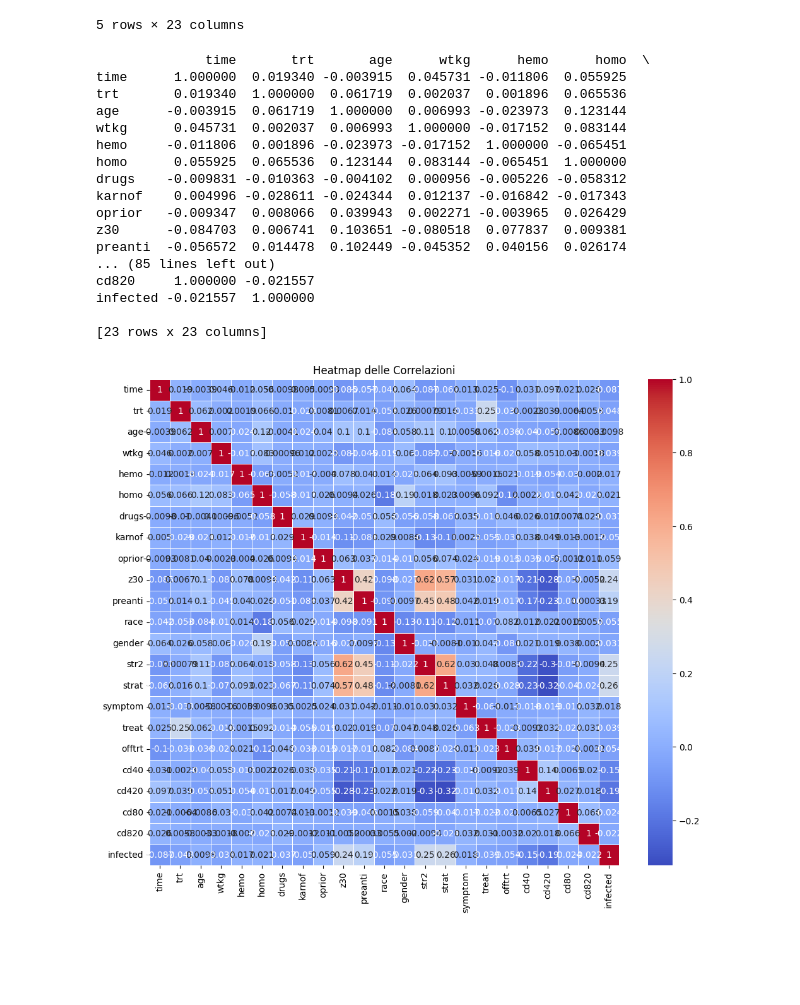
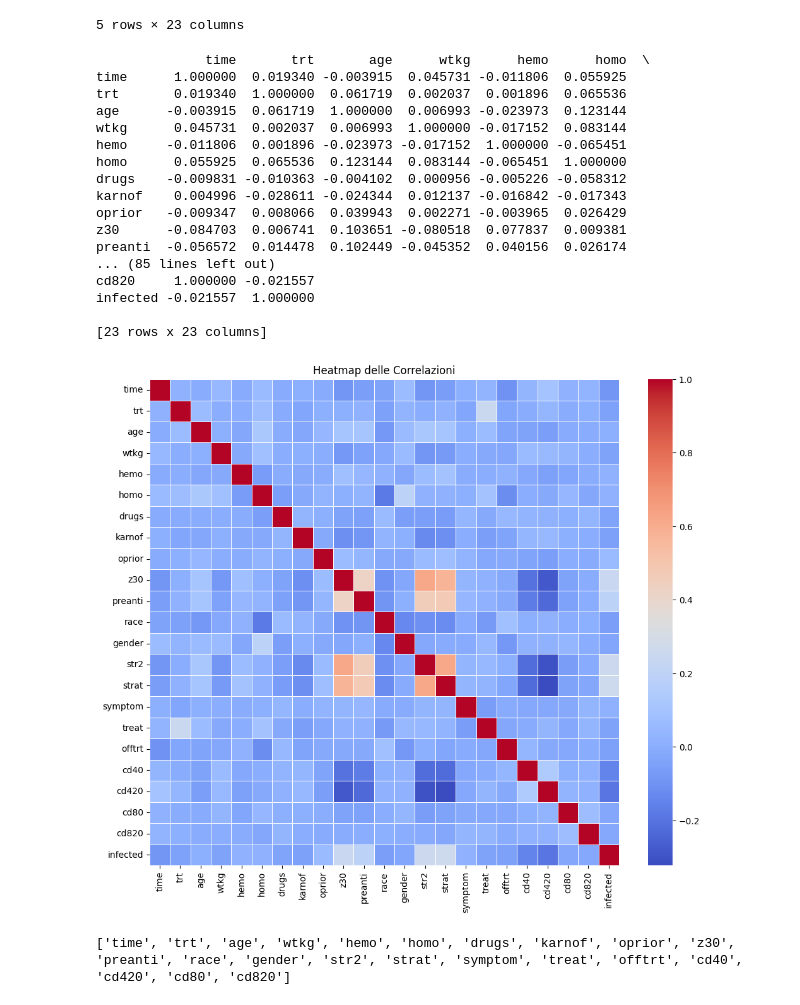
Before and after one commit to LucaTomei93/AIDS_VirusInfectionPrediction, a Jupyter notebook: main.ipynb, the cells around one changed output. Saved outputs shown, nothing was run; the diff lists cells and outputs as text; code cells hidden in the pictures; blank space fills up the shorter version.

```diff
--- a/main.ipynb
+++ b/main.ipynb
@@ -119,26 +119,26 @@ df.head()
 # %%
 correlation_matrix = df.corr()
 print(correlation_matrix)
 plt.figure(figsize=(12, 10))
-sns.heatmap(correlation_matrix, annot=True, cmap='coolwarm', linewidths=0.5)
+sns.heatmap(correlation_matrix, cmap='coolwarm', linewidths=0.5)
 plt.title('Heatmap delle Correlazioni')
 plt.show()
 # %% [output]
               time       trt       age      wtkg      hemo      homo  \
 time      1.000000  0.019340 -0.003915  0.045731 -0.011806  0.055925
 trt       0.019340  1.000000  0.061719  0.002037  0.001896  0.065536
 age      -0.003915  0.061719  1.000000  0.006993 -0.023973  0.123144
 wtkg      0.045731  0.002037  0.006993  1.000000 -0.017152  0.083144
 hemo     -0.011806  0.001896 -0.023973 -0.017152  1.000000 -0.065451
 homo      0.055925  0.065536  0.123144  0.083144 -0.065451  1.000000
 drugs    -0.009831 -0.010363 -0.004102  0.000956 -0.005226 -0.058312
 karnof    0.004996 -0.028611 -0.024344  0.012137 -0.016842 -0.017343
 oprior   -0.009347  0.008066  0.039943  0.002271 -0.003965  0.026429
 z30      -0.084703  0.006741  0.103651 -0.080518  0.077837  0.009381
 preanti  -0.056572  0.014478  0.102449 -0.045352  0.040156  0.026174
 ... (85 lines left out)
 cd820     1.000000 -0.021557
 infected -0.021557  1.000000
 
 [23 rows x 23 columns]
-[figure, old version]
+[figure, new version]
@@ -146,0 +148,6 @@ infected -0.021557  1.000000
+# %%
+# Numerical columns
+numeric_columns = X.select_dtypes(include=['float64', 'int64']).columns
+print(numeric_columns.to_list())
+# %% [output]
+['time', 'trt', 'age', 'wtkg', 'hemo', 'homo', 'drugs', 'karnof', 'oprior', 'z30', 'preanti', 'race', 'gender', 'str2', 'strat', 'symptom', 'treat', 'offtrt', 'cd40', 'cd420', 'cd80', 'cd820']
```
Also changed, not shown: parts of 5 cells of this notebook.
